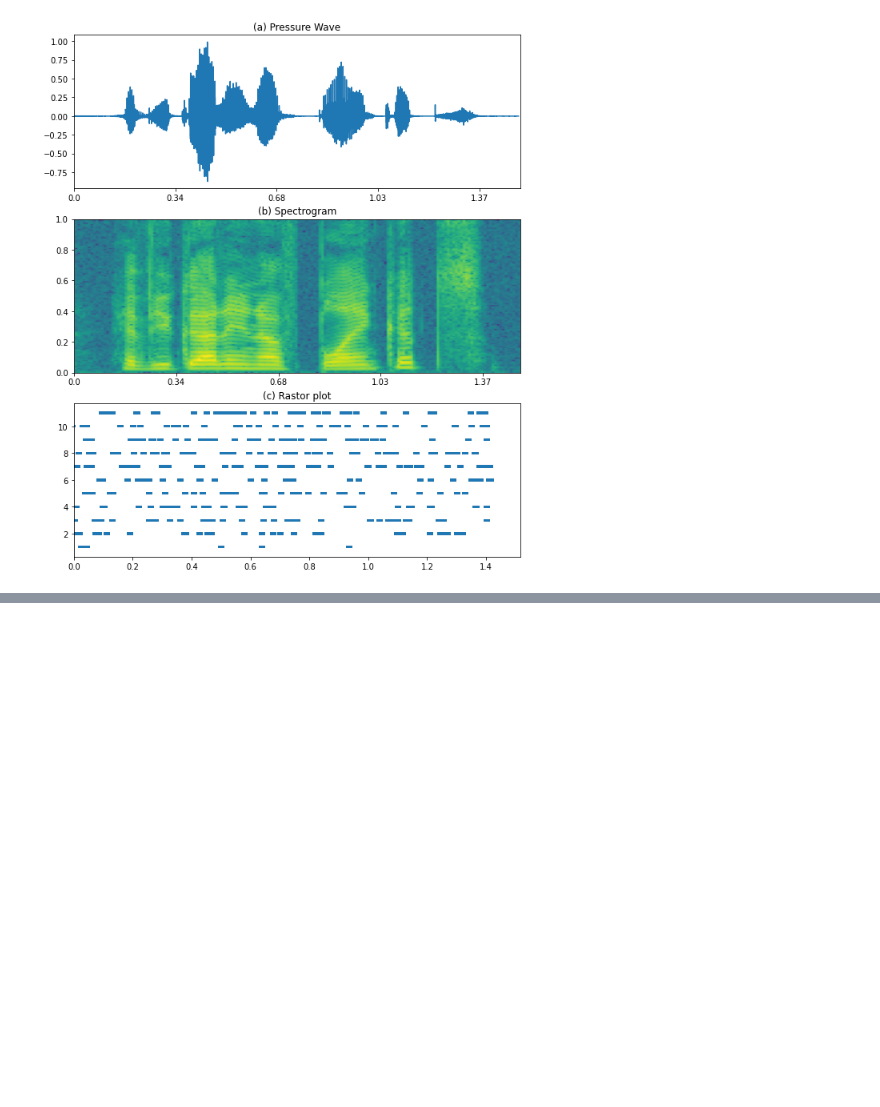
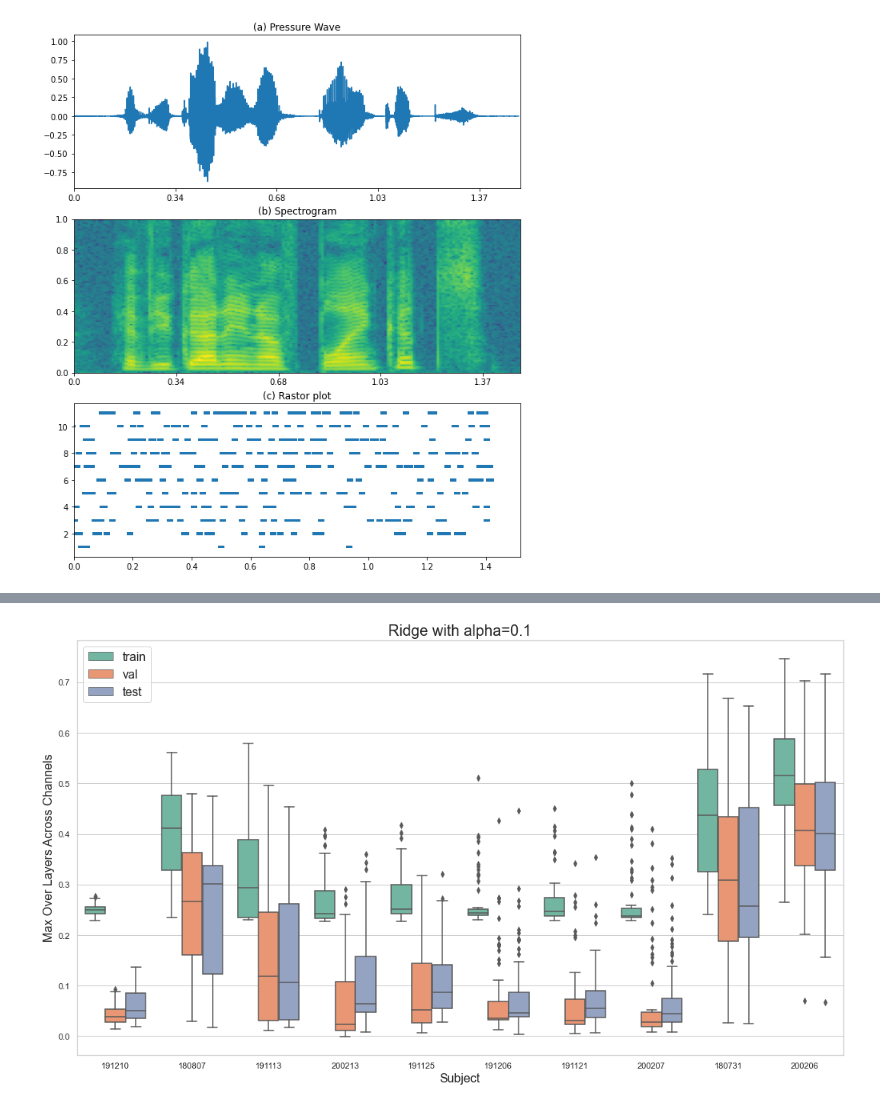
Before and after one commit to bilalhsp/Auditory_Cortex, a Jupyter notebook: notebooks/plots.ipynb, the cells around one changed output, grey strips where cells are left out. Drawn from its saved outputs; the diff is of its cells as text; code cells hidden in the pictures; blank space fills up the shorter version.

```diff
--- a/notebooks/plots.ipynb
+++ b/notebooks/plots.ipynb
@@ -97,52 +202,69 @@ names = os.listdir(os.path.join(dir))
 # %%
 # tot_data = {}
+import seaborn as sns
+
 train = []
 val = []
 test = []
 df_list = []
+alphas = [1.0, 2.0, 4.0, 5.0, 6.0, 8.0]
 
-for name in names:
+
     # df = pd.DataFrame()
-    if 'csv' not in name:
-        with open(os.path.join(dir, name)) as f:
-            data = json.load(f)
-        # data = pd.read_csv(os.path.join(dir, name), header=None)
-        # data.columns = [i for i in range(12)]
+for alpha in alphas:
+    for name in names:
+        # if str(alpha) not in name:
+            # break
+        if str(alpha) in name and '.csv' not in name:
+            with open(os.path.join(dir, name)) as f:
+                data = json.load(f)
+            # data = pd.read_csv(os.path.join(dir, name), header=None)
+            # data.columns = [i for i in range(12)]
 
-        num_channels = len(data)
-        nan_channels = 0
-        # print(num_channels)
-        train = []
-        val = []
-        test = []
-        for i in list(data.keys()):
-            if np.isnan(np.sum(data[i]['train'] +  data[i]['val'] + data[i]['test'])):
-                nan_channels+=1
-                del data[i]
-        # print(nan_channels)
-            else:
-                # print(data[i]['train'])
-                train.append(np.max(data[i]['train']))
-                val.append(np.max(data[i]['val']))
-                test.append(np.max(data[i]['test']))
+            num_channels = len(data)
+            nan_channels = 0
+            # print(num_channels)
+            train = []
+            val = []
+            test = []
+            for i in list(data.keys()):
+                if np.isnan(np.sum(data[i]['train'] +  data[i]['val'] + data[i]['test'])):
+                    nan_channels+=1
+                    del data[i]
+            # print(nan_channels)
+                else:
+                    # print(data[i]['train'])
+                    train.append(np.max(data[i]['train']))
+                    val.append(np.max(data[i]['val']))
+                    test.append(np.max(data[i]['test']))
 
-    # k = name - '.csv'
-        sub = name
+        # k = name - '.csv'
+            sub = name.split('_')[0]
 
-    # print(train)
-    # tot_data[name.strip('_80.csv')] = {'train': train, 'val': val, 'test': test}
+        # print(train)
+        # tot_data[name.strip('_80.csv')] = {'train': train, 'val': val, 'test': test}
 
-        sub_list = [sub]*len(train)
-        train_dict = {'subject': sub_list, 'data': train, 'type': ['train']*len(train)}
-        df_train = pd.DataFrame(train_dict)
-        df_list.append(df_train)
-        val_dict = {'subject': sub_list, 'data': val, 'type': ['val']*len(val)}
-        df_val = pd.DataFrame(val_dict)
-        df_list.append(df_val)
-        test_dict = {'subject': sub_list, 'data': test, 'type': ['test']*len(test)}
-        df_test =  pd.DataFrame(test_dict)
-        df_list.append(df_test)
+            sub_list = [sub]*len(train)
+            train_dict = {'subject': sub_list, 'data': train, 'type': ['train']*len(train)}
+            df_train = pd.DataFrame(train_dict)
+            df_list.append(df_train)
+            val_dict = {'subject': sub_list, 'data': val, 'type': ['val']*len(val)}
+            df_val = pd.DataFrame(val_dict)
+            df_list.append(df_val)
+            test_dict = {'subject': sub_list, 'data': test, 'type': ['test']*len(test)}
+            df_test =  pd.DataFrame(test_dict)
+            df_list.append(df_test)
 
+    df = pd.DataFrame()
+    tot_df = df.append(df_list)
+    sns.set_theme(style="whitegrid")
+    plt.figure(figsize=(18, 10))
+    sns.boxplot(x="subject", y="data",hue='type', data=tot_df,palette="Set2")
+    plt.xlabel("Subject", fontsize=16)
+    plt.ylabel("Max Over Layers Across Channels", fontsize=16)
+    plt.legend(fontsize=16)
+    plt.title(f"Ridge with alpha={alpha/10}", fontsize=20)
+plt.show()
 
     # df['subject'] = sub_list
     # df['data'] = train
@@ -150,30 +272,32 @@ for name in names:
     # df_list.append(df)
     # df.empty()
     # df['subject'] = sub_list
     # df['data'] = val
     # df['type'] = ['val']*len(val)
     # df_list.append(df)
     # df.empty()
     # df['subject'] = sub_list
     # df['data'] = test
     # df['type'] = ['test']*len(test)
     # df_list.append(df)
 
 
 
 
         # plt.figure(figsize=(10,8))
         # plt.plot(np.mean(train, axis=0), '-o',color='slateblue', label='train')
         # plt.plot(np.max(train, axis=0), '-.',color='slateblue')
         # plt.plot(np.min(train, axis=0), '-.',color='slateblue')
         # plt.plot(np.mean(val, axis=0), '-o', color='crimson', label='val')
         # plt.plot(np.max(val, axis=0), '-.', color='crimson')
         # plt.plot(np.min(val, axis=0), '-.', color='crimson')
         # plt.plot(np.mean(test, axis=0), '-o', color='seagreen', label='test')
         # plt.plot(np.max(test, axis=0), '-.', color='seagreen')
         # plt.plot(np.min(test, axis=0), '-.', color='seagreen')
 
         # plt.grid()
         # plt.legend()
         # plt.title(f"Avg across {num_channels}-{nan_channels} channels {name} without SP", fontsize=16)
         # plt.savefig("/Users/akshita/Documents/Research/Makin/outputs/without_SP/"+ name +".png")
+# %% [output]
+[figure, added]
```
Also changed, not shown: parts of 8 cells of this notebook, 6 other files.
